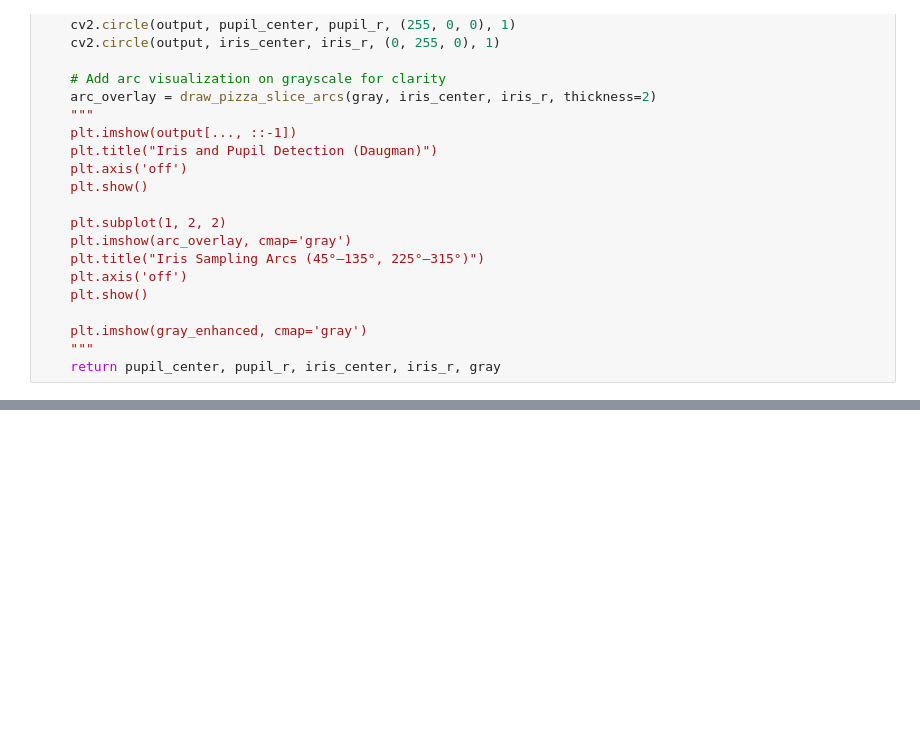
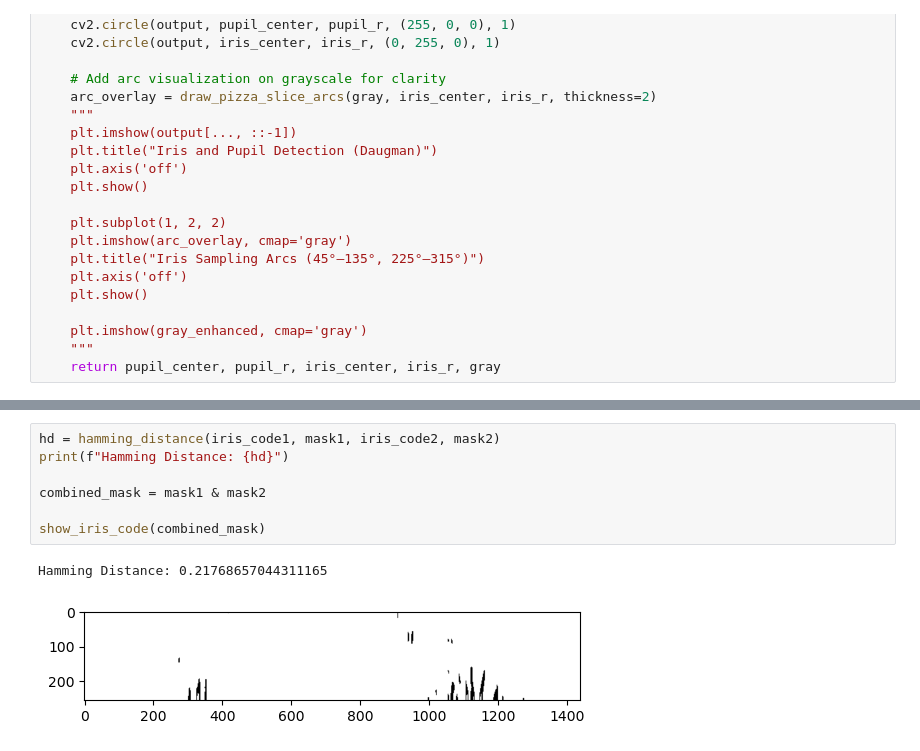
Before and after one commit to Oestertje21/ACV-PR, a Jupyter notebook: project (1).ipynb, the cells around one changed output, grey strips where cells are left out. Drawn from its saved outputs; the diff is of its cells as text; blank space fills up the shorter version.

```diff
--- a/project (1).ipynb
+++ b/project (1).ipynb
@@ -325,0 +400,10 @@ Hamming Distance: 0.21791720920138888
+# %%
+hd = hamming_distance(iris_code1, mask1, iris_code2, mask2)
+print(f"Hamming Distance: {hd}")
+
+combined_mask = mask1 & mask2
+
+show_iris_code(combined_mask)
+# %% [output]
+Hamming Distance: 0.21768657044311165
+[figure, added]
```
Also changed, not shown: parts of 6 cells of this notebook.
